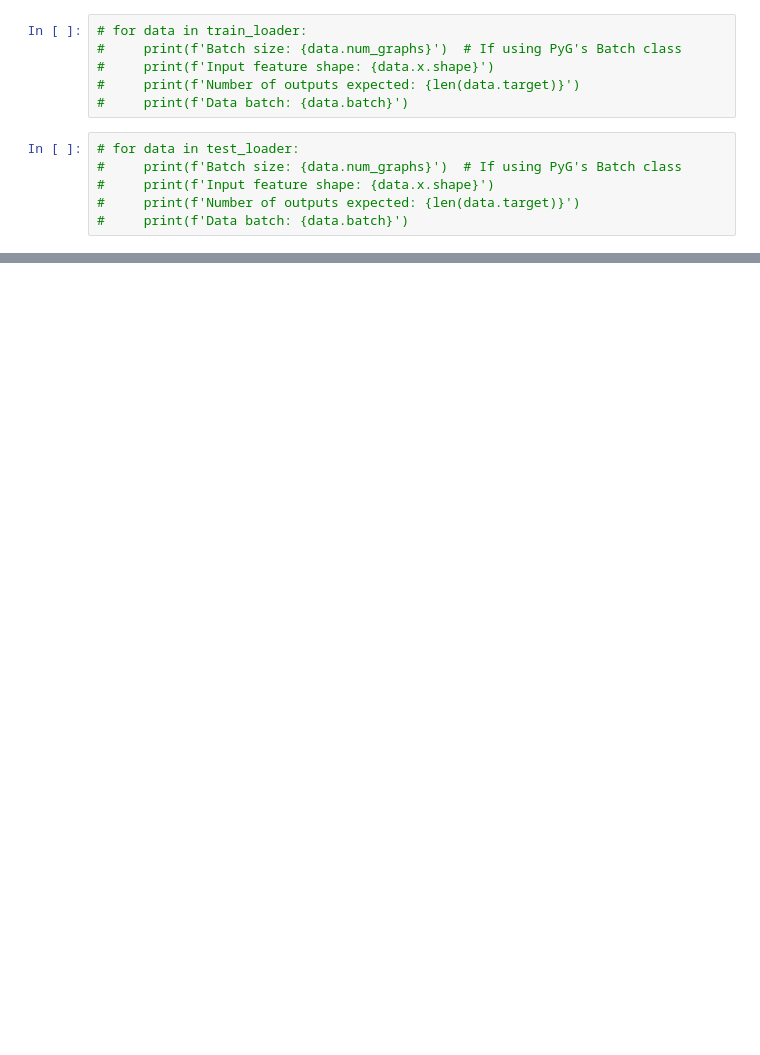
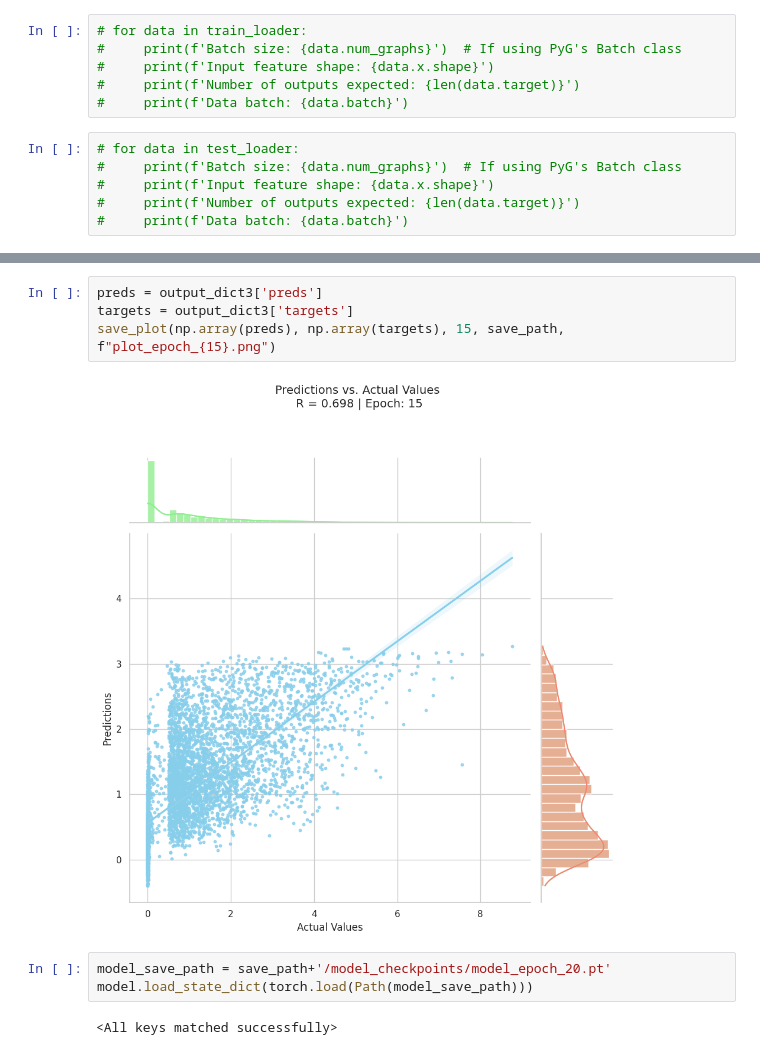
Before and after one commit to LMSE/Seq_to_Func_Pred_Model, a Jupyter notebook: gnn_train_with_debug_statements.ipynb, the cells around one changed output, grey strips where cells are left out. Saved outputs shown, nothing was run; the diff lists cells and outputs as text; blank space fills up the shorter version.

```diff
--- a/gnn_train_with_debug_statements.ipynb
+++ b/gnn_train_with_debug_statements.ipynb
@@ -1228,0 +1332,11 @@ save_plot(np.array(preds), np.array(targets), 10, save_path, f"plot_epoch_{10}.p
+# %%
+preds = output_dict3['preds']
+targets = output_dict3['targets']
+save_plot(np.array(preds), np.array(targets), 15, save_path, f"plot_epoch_{15}.png")
+# %% [output]
+[figure, added]
+# %%
+model_save_path = save_path+'/model_checkpoints/model_epoch_20.pt'
+model.load_state_dict(torch.load(Path(model_save_path)))
+# %% [output]
+<All keys matched successfully>
```
Also changed, not shown: parts of 28 cells of this notebook.
